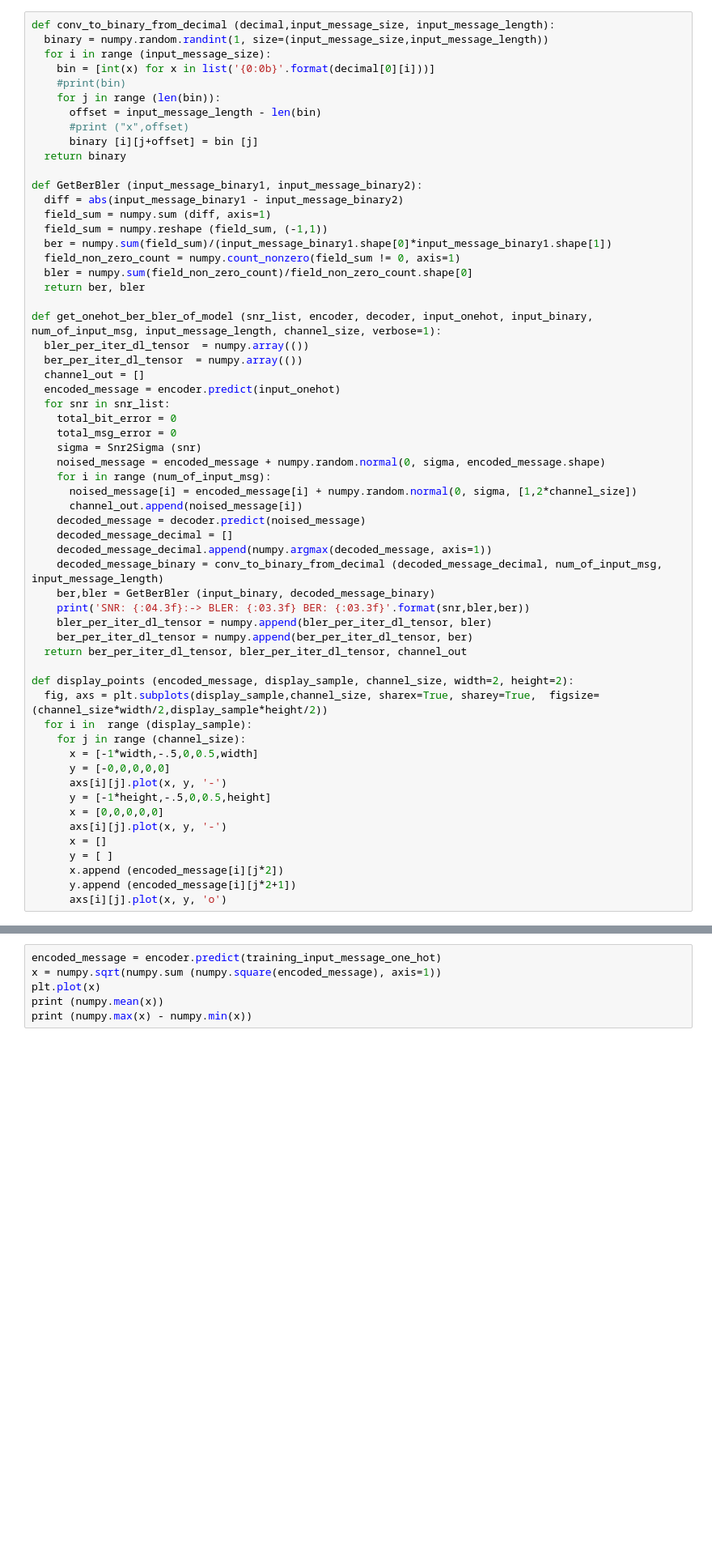
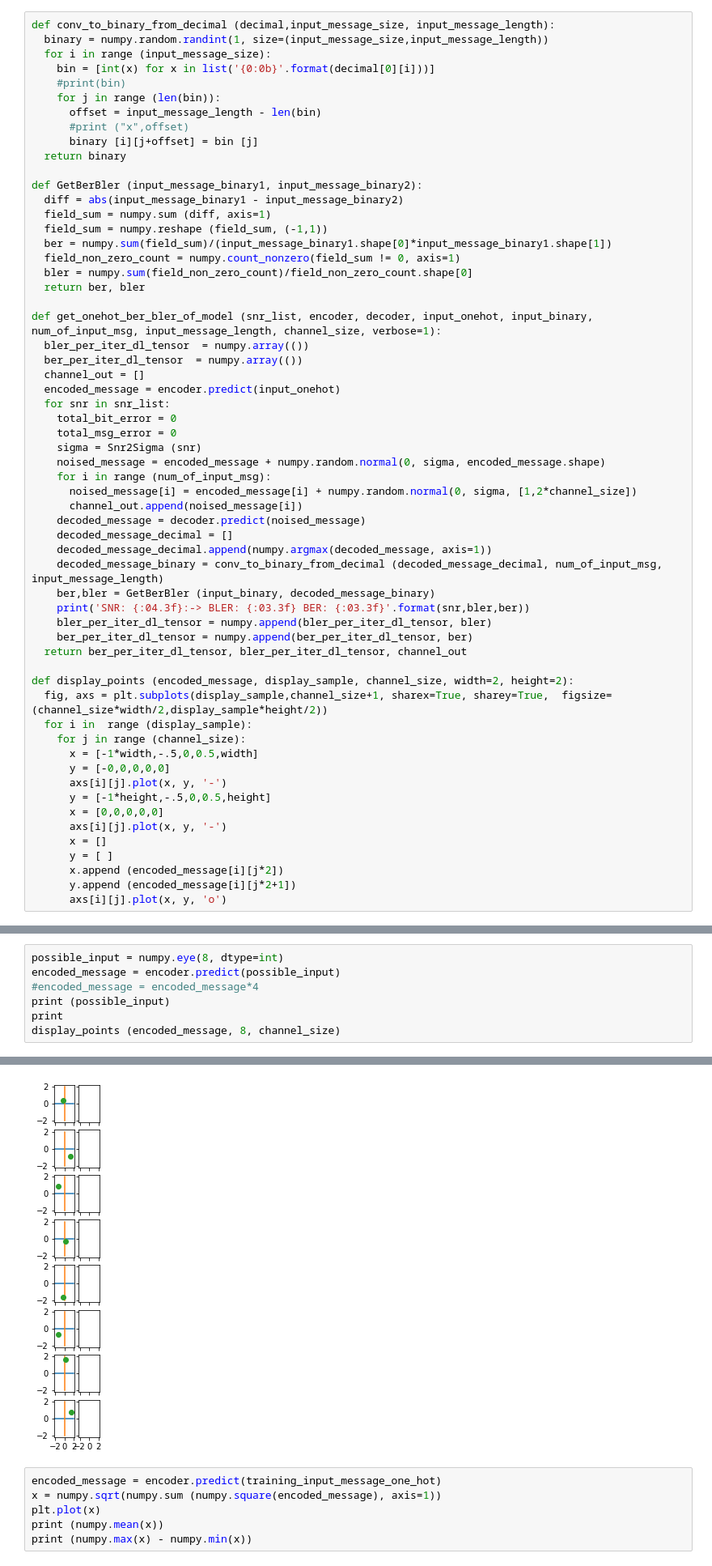
Before and after one commit to iamviji/project, a Jupyter notebook: Report/KerasOneHot_In_En_Ch_PSK8.ipynb, the cells around one changed output, grey strips where cells are left out. Shown: that part at 81% size. Drawn from its saved outputs; the diff is of its cells as text; blank space fills up the shorter version.

```diff
--- a/Report/KerasOneHot_In_En_Ch_PSK8.ipynb
+++ b/Report/KerasOneHot_In_En_Ch_PSK8.ipynb
@@ -117,7 +117,7 @@ def get_onehot_ber_bler_of_model (snr_list, encoder, decoder, input_onehot, inpu
   return ber_per_iter_dl_tensor, bler_per_iter_dl_tensor, channel_out
 
 def display_points (encoded_message, display_sample, channel_size, width=2, height=2):
-  fig, axs = plt.subplots(display_sample,channel_size, sharex=True, sharey=True,  figsize=(channel_size*width/2,display_sample*height/2))
+  fig, axs = plt.subplots(display_sample,channel_size+1, sharex=True, sharey=True,  figsize=(channel_size*width/2,display_sample*height/2))
   for i in  range (display_sample):
     for j in range (channel_size):
       x = [-1*width,-.5,0,0.5,width]
@@ -376,0 +377,8 @@ Text(0, 0.5, 'Loss')
+# %%
+possible_input = numpy.eye(8, dtype=int)
+encoded_message = encoder.predict(possible_input)
+#encoded_message = encoded_message*4
+print (possible_input)
+print
+display_points (encoded_message, 8, channel_size)
+# %% [output]
@@ -377,3 +393,4 @@ Text(0, 0.5, 'Loss')
+[figure, added]
 # %%
 encoded_message = encoder.predict(training_input_message_one_hot)
 x = numpy.sqrt(numpy.sum (numpy.square(encoded_message), axis=1))
```
Also changed, not shown: parts of 10 cells of this notebook.
